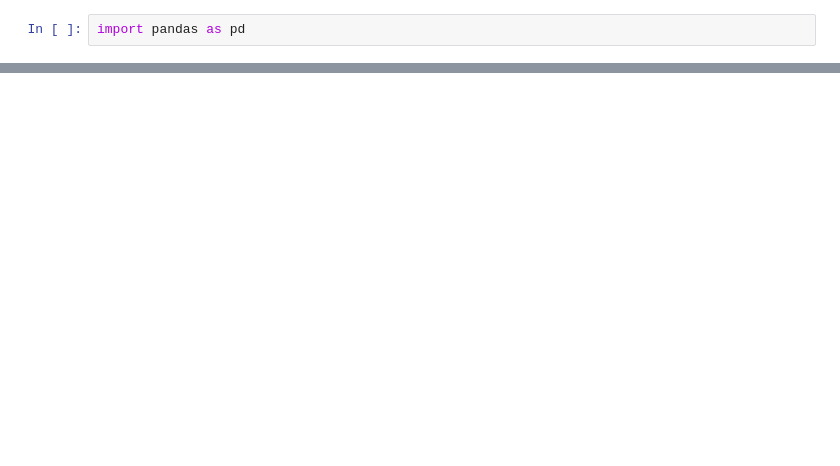
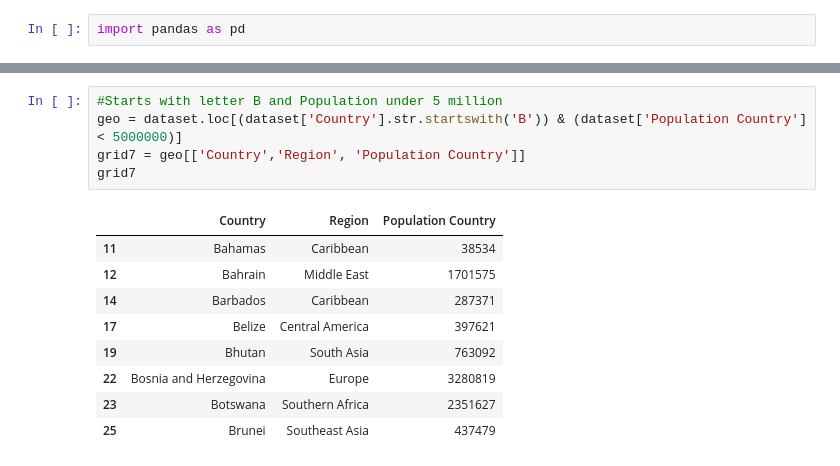
Before and after one commit to HladczukLe/GeoGridSolver, a Jupyter notebook: code/GeoGridSolver.ipynb, the cells around one changed output, grey strips where cells are left out. Drawn from its saved outputs; the diff is of its cells as text; blank space fills up the shorter version.

```diff
--- a/code/GeoGridSolver.ipynb
+++ b/code/GeoGridSolver.ipynb
@@ -13,0 +165,15 @@ dataset.head()
+# %%
+#Starts with letter B and Population under 5 million
+geo = dataset.loc[(dataset['Country'].str.startswith('B')) & (dataset['Population Country'] < 5000000)]
+grid7 = geo[['Country','Region', 'Population Country']]
+grid7
+# %% [output]
+|  | Country | Region | Population Country |
+| 11 | Bahamas | Caribbean | 38534 |
+| 12 | Bahrain | Middle East | 1701575 |
+| 14 | Barbados | Caribbean | 287371 |
+| 17 | Belize | Central America | 397621 |
+| 19 | Bhutan | South Asia | 763092 |
+| 22 | Bosnia and Herzegovina | Europe | 3280819 |
+| 23 | Botswana | Southern Africa | 2351627 |
+| 25 | Brunei | Southeast Asia | 437479 |
```
Also changed, not shown: parts of 20 cells of this notebook.
